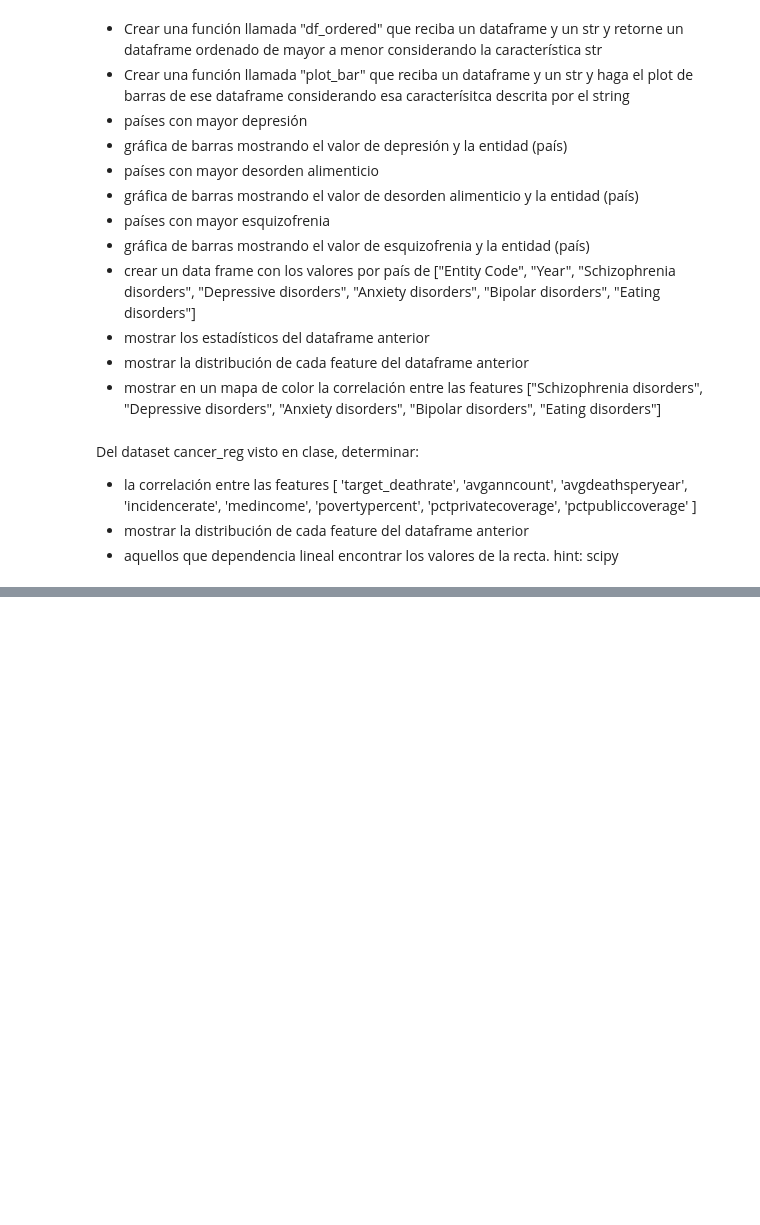
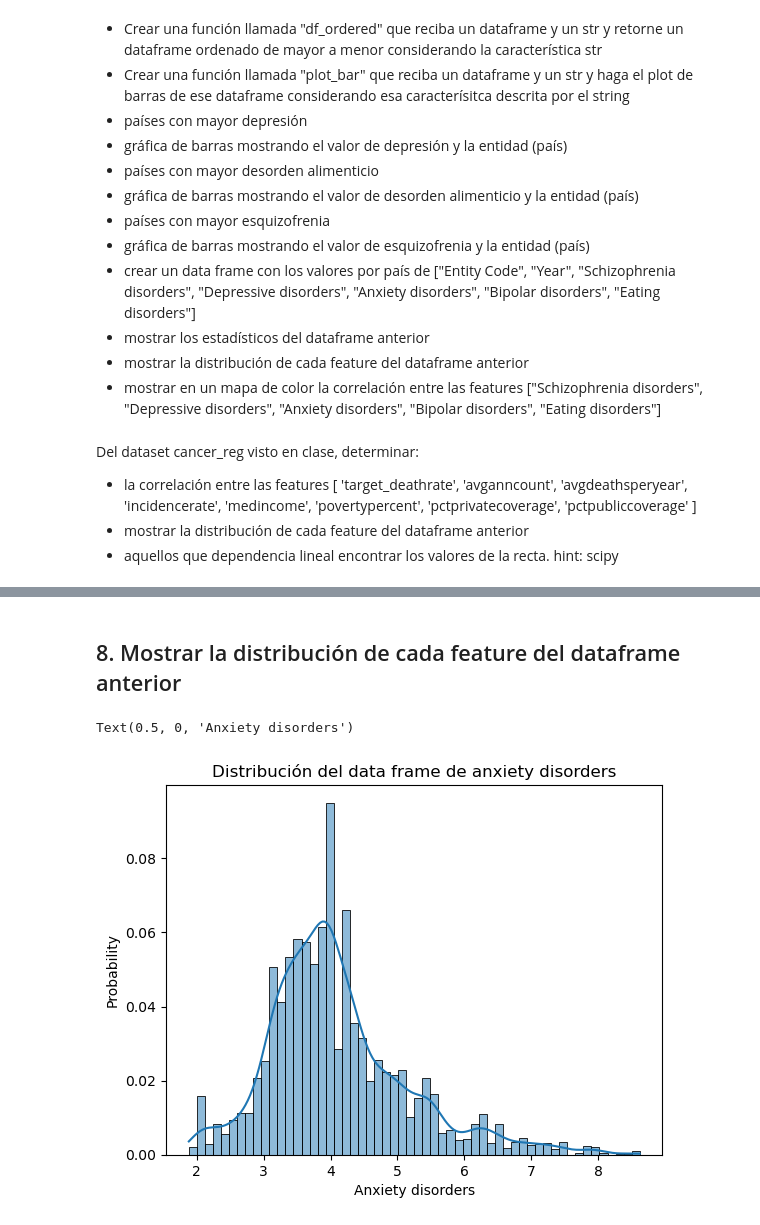
Before and after one commit to Fernando-JAL/Neurociencias-2025-1, a Jupyter notebook: S_04_Examenes/Parcial_2do/Parcial_2do.ipynb, the cells around one changed output, grey strips where cells are left out. Drawn from its saved outputs; the diff is of its cells as text; code cells hidden in the pictures; blank space fills up the shorter version.

```diff
--- a/S_04_Examenes/Parcial_2do/Parcial_2do.ipynb
+++ b/S_04_Examenes/Parcial_2do/Parcial_2do.ipynb
@@ -27,0 +247,9 @@ hint: scipy
+# %% [markdown]
+## 8. Mostrar la distribución de cada feature del dataframe anterior
+# %%
+sns.histplot(Anxiety_df,stat='probability',x="Anxiety disorders (share of population) - Sex: Both - Age: Age-standardized",kde=True)
+plt.title("Distribución del data frame de anxiety disorders")
+plt.xlabel("Anxiety disorders")
+# %% [output]
+Text(0.5, 0, 'Anxiety disorders')
+[figure, added]
```
Also changed, not shown: parts of 38 cells of this notebook.
